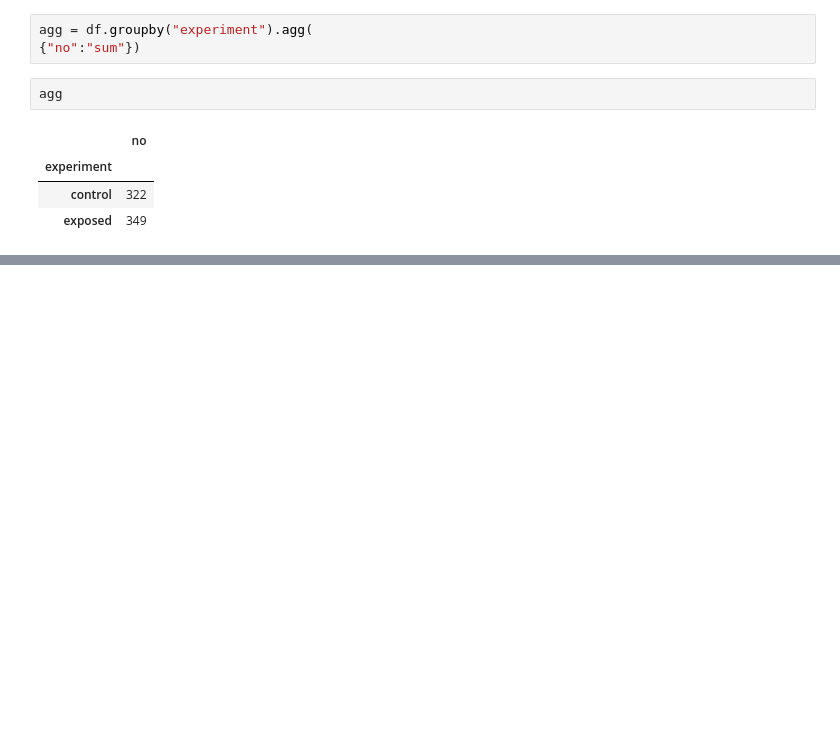
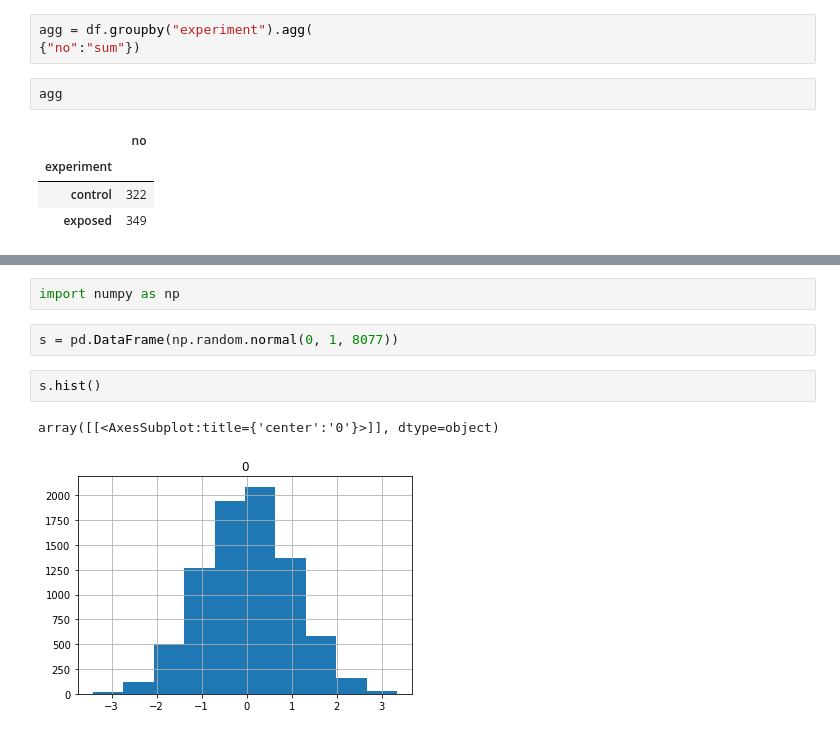
Before and after one commit to tutorialcreation/nlp_swahili_amharic, a Jupyter notebook: notebooks/AB_Testing.ipynb, the cells around one changed output, grey strips where cells are left out. Cells and saved outputs as stored; diff of their text form; blank space fills up the shorter version.

```diff
--- a/notebooks/AB_Testing.ipynb
+++ b/notebooks/AB_Testing.ipynb
@@ -71,0 +81,9 @@ agg
+# %%
+import numpy as np
+# %%
+s = pd.DataFrame(np.random.normal(0, 1, 8077))
+# %%
+s.hist()
+# %% [output]
+array([[<AxesSubplot:title={'center':'0'}>]], dtype=object)
+[figure, added]
```
Also changed, not shown: parts of 14 cells of this notebook.
